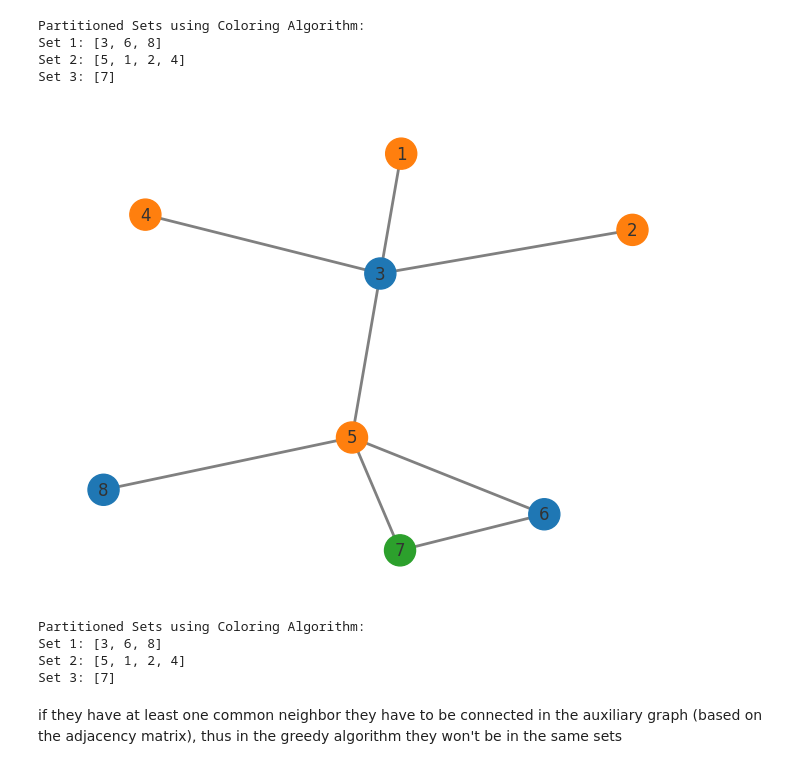
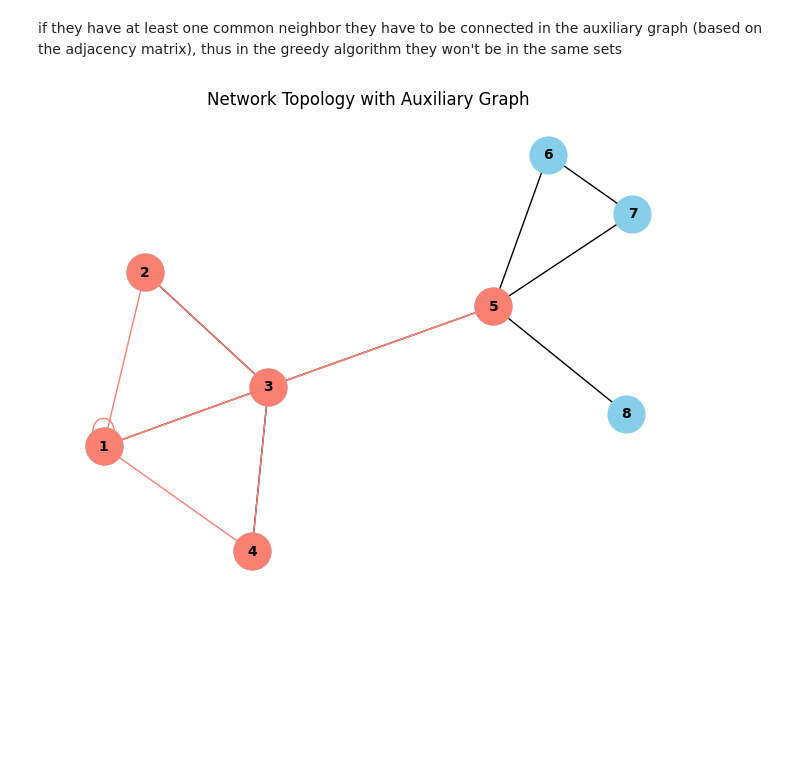
Before and after one commit to sararst/Malcom, a Jupyter notebook: Project/experiment.ipynb, the cells around one changed output. Cells and saved outputs as stored; diff of their text form; code cells hidden in the pictures; blank space fills up the shorter version.

Commit message:
finished part 1

```diff
--- a/Project/experiment.ipynb
+++ b/Project/experiment.ipynb
@@ -163,46 +113,36 @@ def greedy_partition_coloring(G, sampling_probabilities, k):
-# %%
-partition_coloring = greedy_partition_coloring(G, sampling_probabilities, 5)
-print("Partitioned Sets using Coloring Algorithm:")
-for i, part in enumerate(partition_coloring):
-    print(f"Set {i+1}: {part}")
-# %% [output]
-Partitioned Sets using Coloring Algorithm:
-Set 1: [3, 6, 8]
-Set 2: [5, 1, 2, 4]
-Set 3: [7]
-# %%
-import matplotlib.colors as mpl
-
-# Apply greedy coloring
-graph_coloring = nx.greedy_color(G)
-unique_colors = set(graph_coloring.values())
-
-# Assign colors to nodes based on the greedy coloring
-graph_color_to_mpl_color = dict(zip(unique_colors, mpl.TABLEAU_COLORS))
-node_colors = [graph_color_to_mpl_color[graph_coloring[n]] for n in G.nodes()]
-
-pos = nx.spring_layout(G, seed=14)
-nx.draw(
-    G,
-    pos,
-    with_labels=True,
-    node_size=500,
-    node_color=node_colors,
-    edge_color="grey",
-    font_size=12,
-    font_color="#333333",
-    width=2,
-)
-plt.show()
-
-print("Partitioned Sets using Coloring Algorithm:")
-for i, part in enumerate(partition_coloring):
-    print(f"Set {i+1}: {part}")
-# %% [output]
-[figure, removed]
-Partitioned Sets using Coloring Algorithm:
-Set 1: [3, 6, 8]
-Set 2: [5, 1, 2, 4]
-Set 3: [7]
 # %% [markdown]
 if they have at least one common neighbor they have to be connected in the auxiliary graph (based on the adjacency matrix), thus in the greedy algorithm they won't be in the same sets
+# %%
+# Find the neighbors of a random node
+node_x = np.random.choice(nds)
+neighbors_of_nodex = list(G.neighbors(node_x))
+
+# Find the common neighbors between node 2 and its neighbors
+common_neighbors = set()
+for node in neighbors_of_nodex:
+    common_neighbors.update(set(G.neighbors(node)))
+
+# Create a subgraph containing node 2, its neighbors, and the common neighbors
+subgraph_nodes = [node_x] + neighbors_of_nodex + list(common_neighbors)
+H = G.subgraph(subgraph_nodes)
+
+# Create a new graph for modification
+I = nx.Graph(H)
+
+# Add edges between node 2 and its common neighbors
+for node in common_neighbors:
+    I.add_edge(node_x, node)
+
+# Draw the original graph
+pos = nx.spring_layout(G)  # positions for all nodes
+nx.draw(G, pos, with_labels=True, node_size=700, node_color="skyblue", font_size=10, font_weight="bold", edge_color="black", linewidths=1, arrows=False)
+
+# Draw the modified subgraph
+nx.draw_networkx_nodes(I, pos, node_size=700, node_color="salmon")
+nx.draw_networkx_edges(I, pos, edge_color="salmon")
+
+# Show the graph
+plt.title("Network Topology with Auxiliary Graph")
+plt.show()
+# %% [output]
+[figure, added]
```
Also changed, not shown: parts of 13 cells of this notebook, 1 other file.
